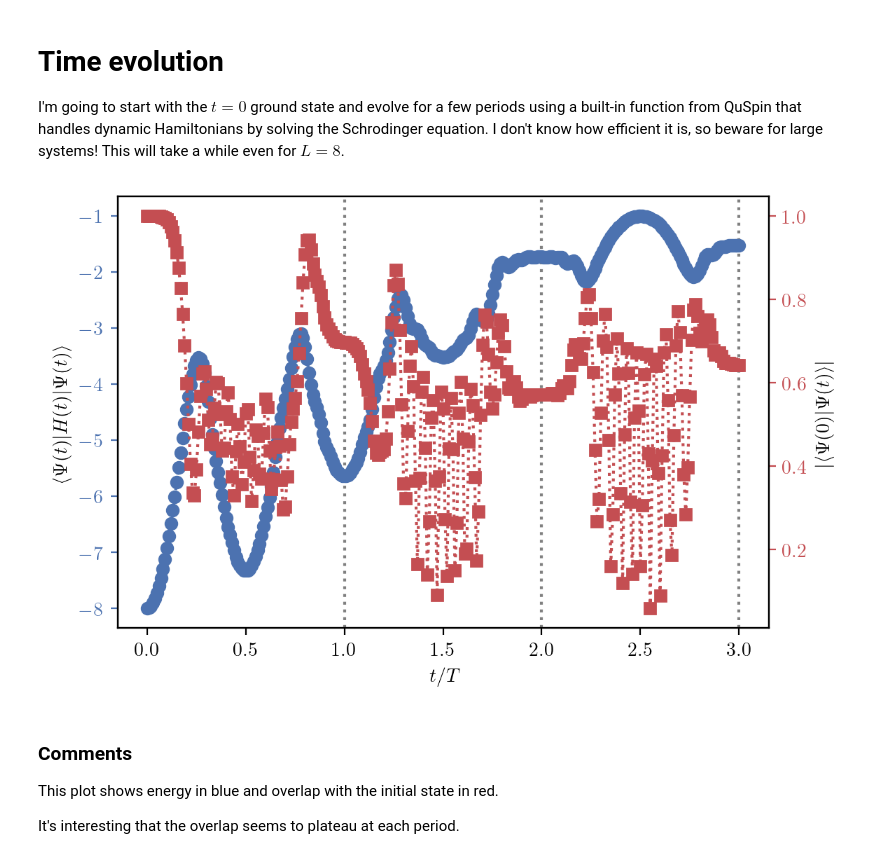
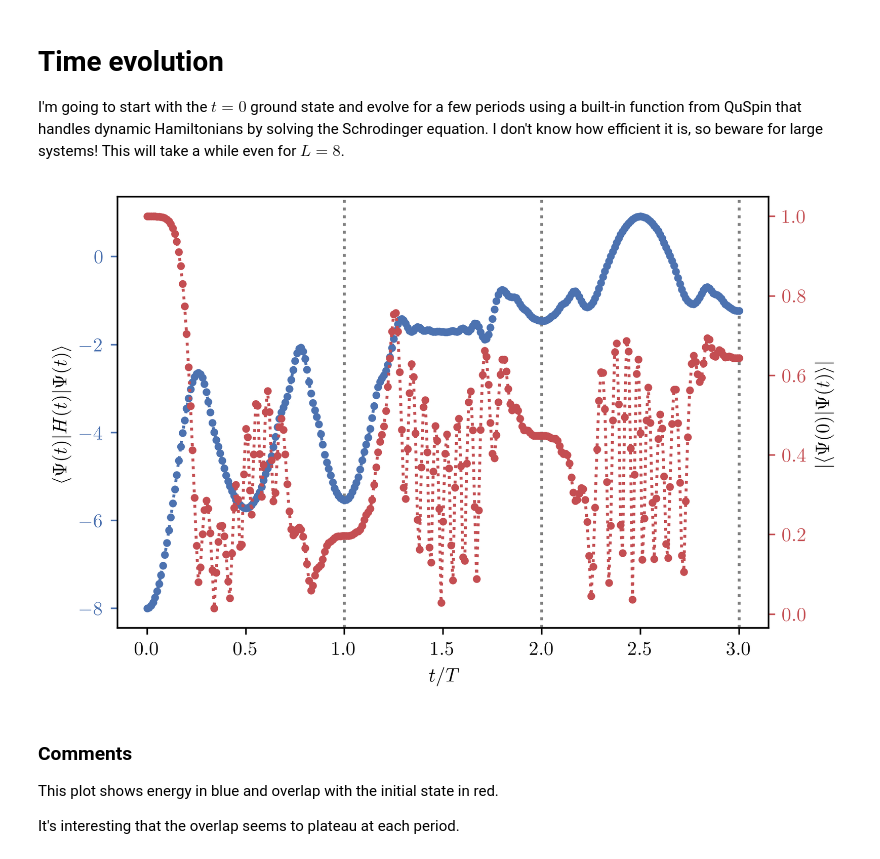
Before and after one commit to wholdhus/majorana_chain_dynamics, a Jupyter notebook: obrian_fendley_floquet.ipynb, the cells around one changed output. Drawn from its saved outputs; the diff is of its cells as text; code cells hidden in the pictures.

```diff
--- a/obrian_fendley_floquet.ipynb
+++ b/obrian_fendley_floquet.ipynb
@@ -93,22 +93,22 @@ for i, vi in tqdm(enumerate(vs), total=steps): # tqdm just makes a progress bar.
     olaps[i] = np.vdot(vi, v0)
     #print(f"e = {energies[i]}, |overlap| = {np.abs(olaps[i])}")
 # %%
-fig, ax = plt.subplots(figsize=(6,4), dpi=200)
-ax.plot(times/(2*np.pi), energies, 'o:')
+fig, ax = plt.subplots(figsize=(6,4), dpi=400)
+ax.plot(times/(2*np.pi), energies, 'o:', ms=3)
 ax.axvline(1, color="gray", ls=':', zorder=-1)
 ax.axvline(2, color="gray", ls=':', zorder=-1)
 ax.axvline(3, color="gray", ls=':', zorder=-1)
 
 ax.set_xlabel(r'$t/T$')
 ax.set_ylabel(r'$\langle\Psi(t)|H(t)|\Psi(t)\rangle$')# , color=dcolors[0])
 ax.tick_params(axis='y', colors=dcolors[0])
 
 ax2 = ax.twinx()
-ax2.plot(times/(2*np.pi), np.abs(olaps), 's:', color=dcolors[2])
+ax2.plot(times/(2*np.pi), np.abs(olaps), 'o:', ms=3, color=dcolors[2])
 ax2.set_ylabel(r'$|\langle \Psi(0)|\Psi(t)\rangle|$') #, color=dcolors[2])
 ax2.tick_params(axis='y', colors=dcolors[2])
 # %% [output]
-[figure, old version]
+[figure, new version]
 # %% [markdown]
 ### Comments
 
```
Also changed, not shown: parts of 1 cell of this notebook, 1 other file.
